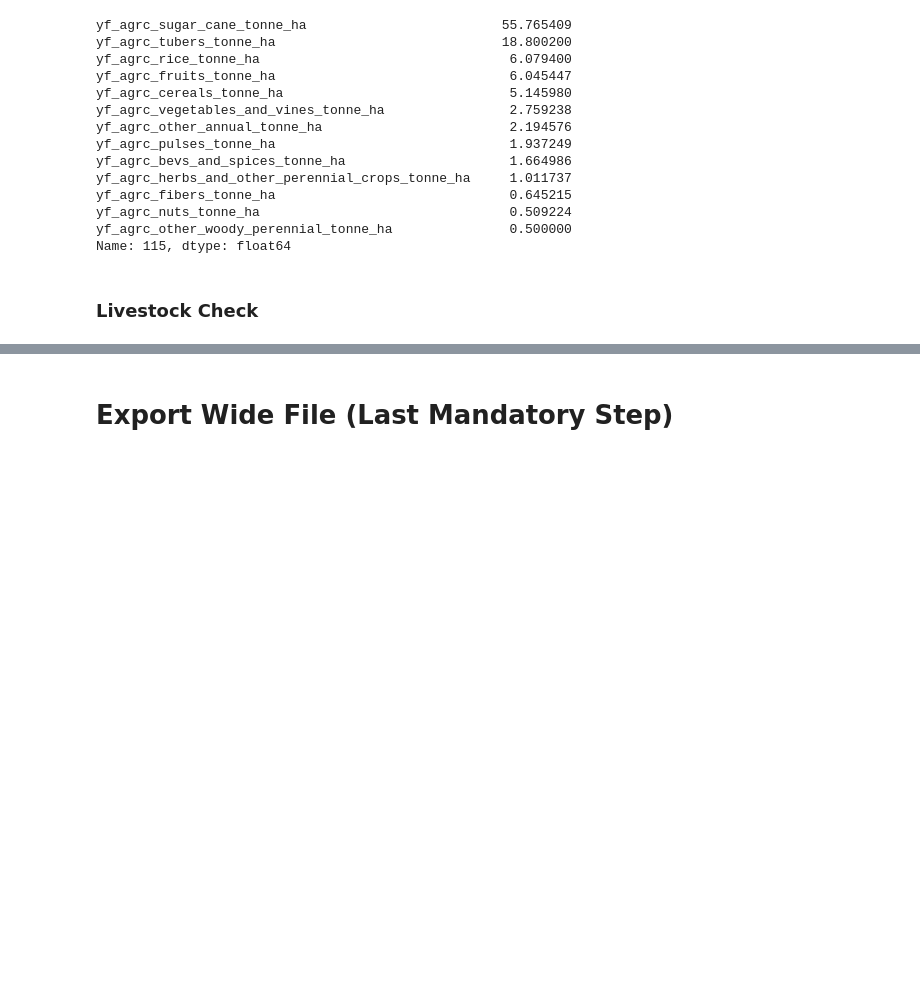
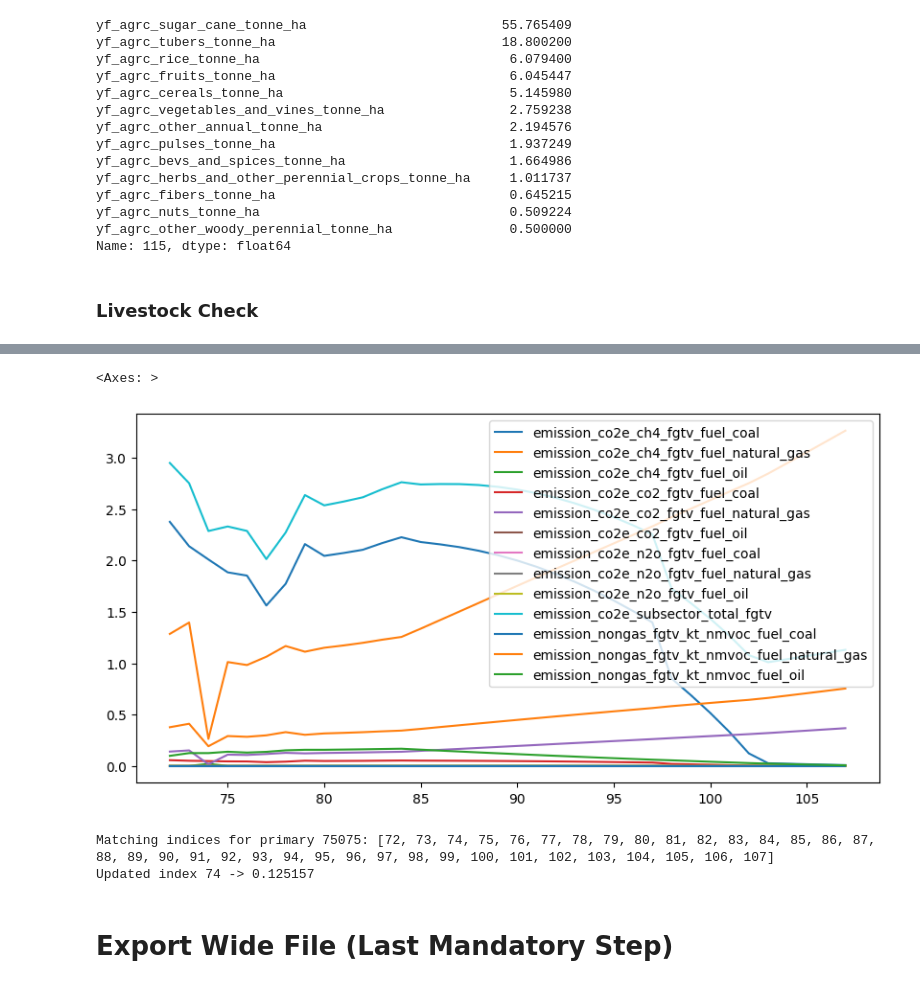
Before and after one commit to sisepuede-framework/ssp_bulgaria, a Jupyter notebook: ssp_modeling/notebooks/bulgaria_manager_wb_wem_wam.ipynb, the cells around one changed output, grey strips where cells are left out. Drawn from its saved outputs; the diff is of its cells as text; code cells hidden in the pictures; blank space fills up the shorter version.

```diff
--- a/ssp_modeling/notebooks/bulgaria_manager_wb_wem_wam.ipynb
+++ b/ssp_modeling/notebooks/bulgaria_manager_wb_wem_wam.ipynb
@@ -928,0 +968,22 @@ for primary_id in primary_ids_to_plot:
+# %%
+df_out[df_out.primary_id==75075][[col for col in df_out.columns if 'fgtv' in col]].plot(figsize=(10,5))
+# %% [output]
+<Axes: >
+[figure, added]
+# %%
+# Find rows with the desired primary and update safely using .at / .loc (avoid chained assignment)
+matching_idx = df_out.index[df_out[ssp.key_primary] == 75075].tolist()
+print("Matching indices for primary 75075:", matching_idx)
+
+if 74 in matching_idx:
+    df_out.at[74, variable_to_change] = 0.125157
+    print("Updated index 74 ->", df_out.at[74, variable_to_change])
+elif matching_idx:
+    idx0 = matching_idx[0]
+    df_out.at[idx0, variable_to_change] = 0.125157
+    print(f"Updated index {idx0} ->", df_out.at[idx0, variable_to_change])
+else:
+    print("No rows found for primary 75075; no update performed.")
+# %% [output]
+Matching indices for primary 75075: [72, 73, 74, 75, 76, 77, 78, 79, 80, 81, 82, 83, 84, 85, 86, 87, 88, 89, 90, 91, 92, 93, 94, 95, 96, 97, 98, 99, 100, 101, 102, 103, 104, 105, 106, 107]
+Updated index 74 -> 0.125157
```
Also changed, not shown: parts of 23 cells of this notebook, 6 other files.
